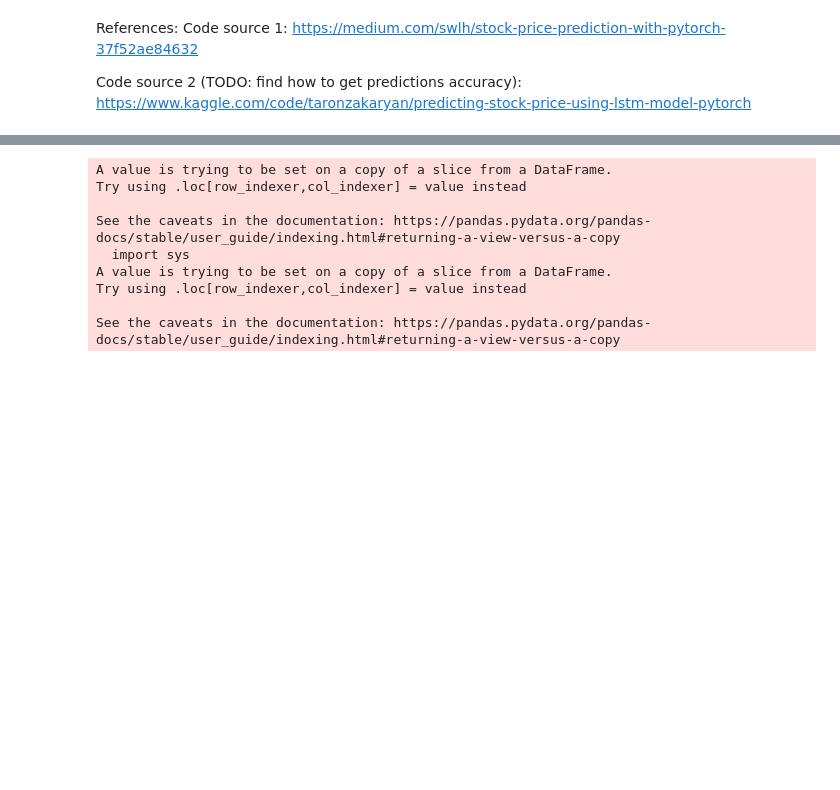
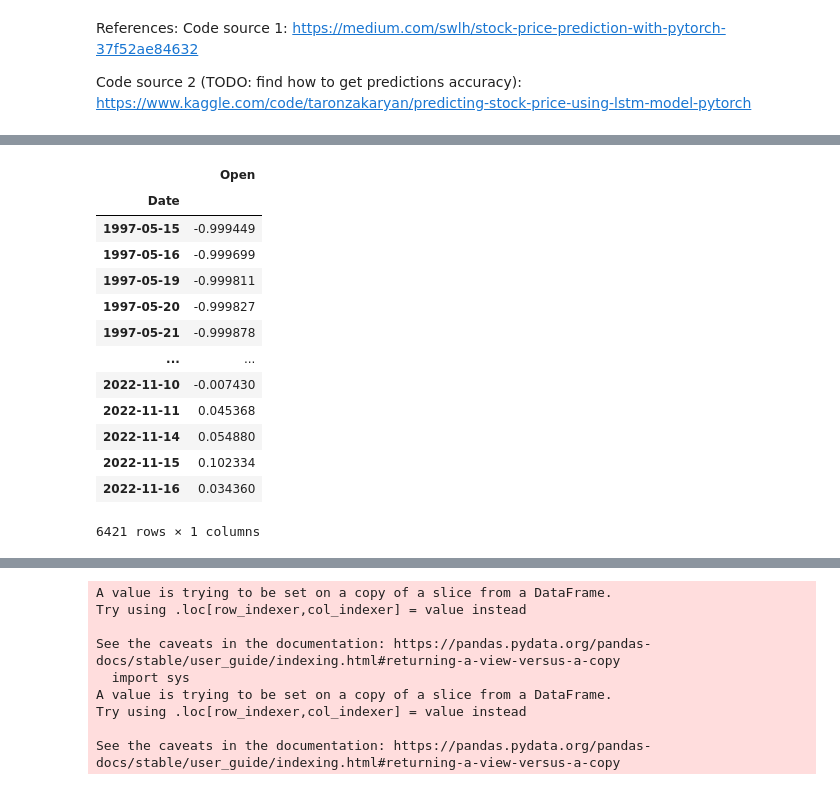
Before and after one commit to poo5zan/deep_learning_fundamentals, a Jupyter notebook: assignment_3/assignment_3.ipynb, the cells around one changed output, grey strips where cells are left out. Drawn from its saved outputs; the diff is of its cells as text; code cells hidden in the pictures; blank space fills up the shorter version.

```diff
--- a/assignment_3/assignment_3.ipynb
+++ b/assignment_3/assignment_3.ipynb
@@ -430,0 +95,3 @@ def plot_loss_curve(train_results,  title):
+# %%
+
+price_open_min_max, price_close_min_max = get_data('AMZN.csv', MIN_MAX_SCALING)
@@ -430,0 +107,17 @@ def plot_loss_curve(train_results,  title):
+# %%
+price_open_min_max
+# %% [output]
+|  | Open |
+| Date |  |
+| 1997-05-15 | -0.999449 |
+| 1997-05-16 | -0.999699 |
+| 1997-05-19 | -0.999811 |
+| 1997-05-20 | -0.999827 |
+| 1997-05-21 | -0.999878 |
+| ... | ... |
+| 2022-11-10 | -0.007430 |
+| 2022-11-11 | 0.045368 |
+| 2022-11-14 | 0.054880 |
+| 2022-11-15 | 0.102334 |
+| 2022-11-16 | 0.034360 |
+6421 rows × 1 columns
```
Also changed, not shown: parts of 60 cells of this notebook.
